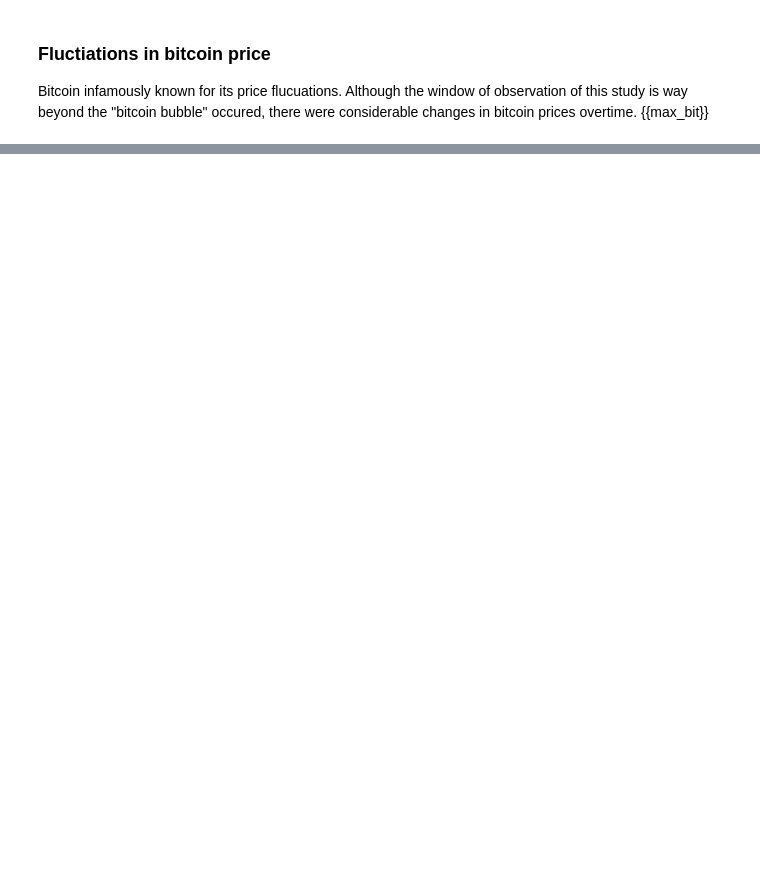
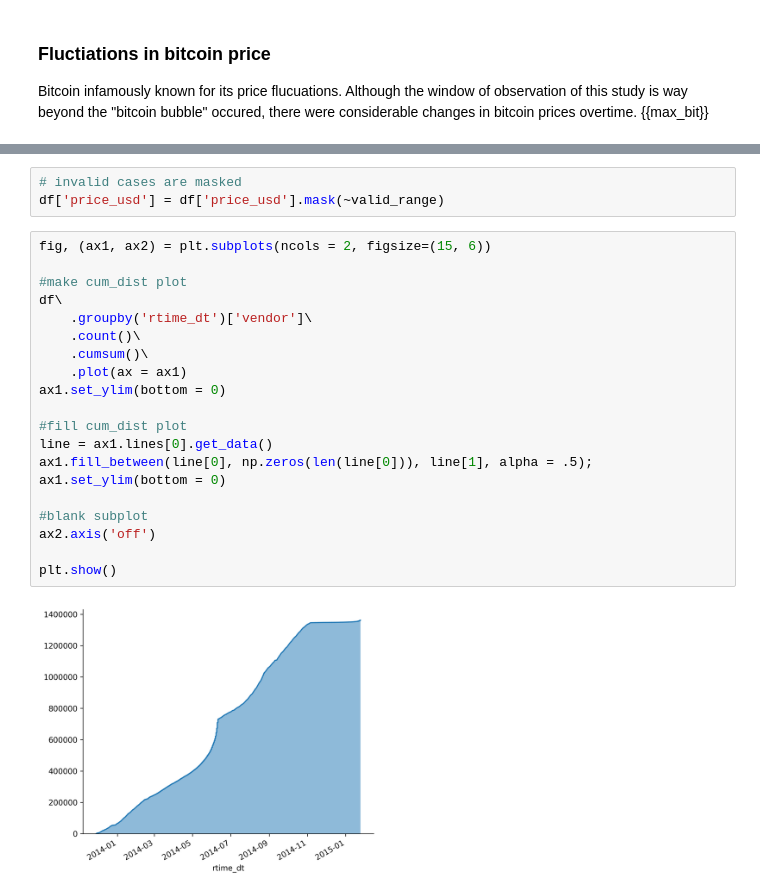
Before and after one commit to jossl95/ARF, a Jupyter notebook: Operationalizer.ipynb, the cells around one changed output, grey strips where cells are left out. Saved outputs shown, nothing was run; the diff lists cells and outputs as text; blank space fills up the shorter version.

```diff
--- a/Operationalizer.ipynb
+++ b/Operationalizer.ipynb
@@ -86,0 +178,25 @@ plt.show()
+# %%
+# invalid cases are masked
+df['price_usd'] = df['price_usd'].mask(~valid_range)
+# %%
+fig, (ax1, ax2) = plt.subplots(ncols = 2, figsize=(15, 6))
+
+#make cum_dist plot
+df\
+    .groupby('rtime_dt')['vendor']\
+    .count()\
+    .cumsum()\
+    .plot(ax = ax1)
+ax1.set_ylim(bottom = 0)
+
+#fill cum_dist plot
+line = ax1.lines[0].get_data()
+ax1.fill_between(line[0], np.zeros(len(line[0])), line[1], alpha = .5);
+ax1.set_ylim(bottom = 0)
+
+#blank subplot
+ax2.axis('off')
+
+plt.show()
+# %% [output]
+[figure, added]
```
Also changed, not shown: parts of 11 cells of this notebook, 2 other files.
